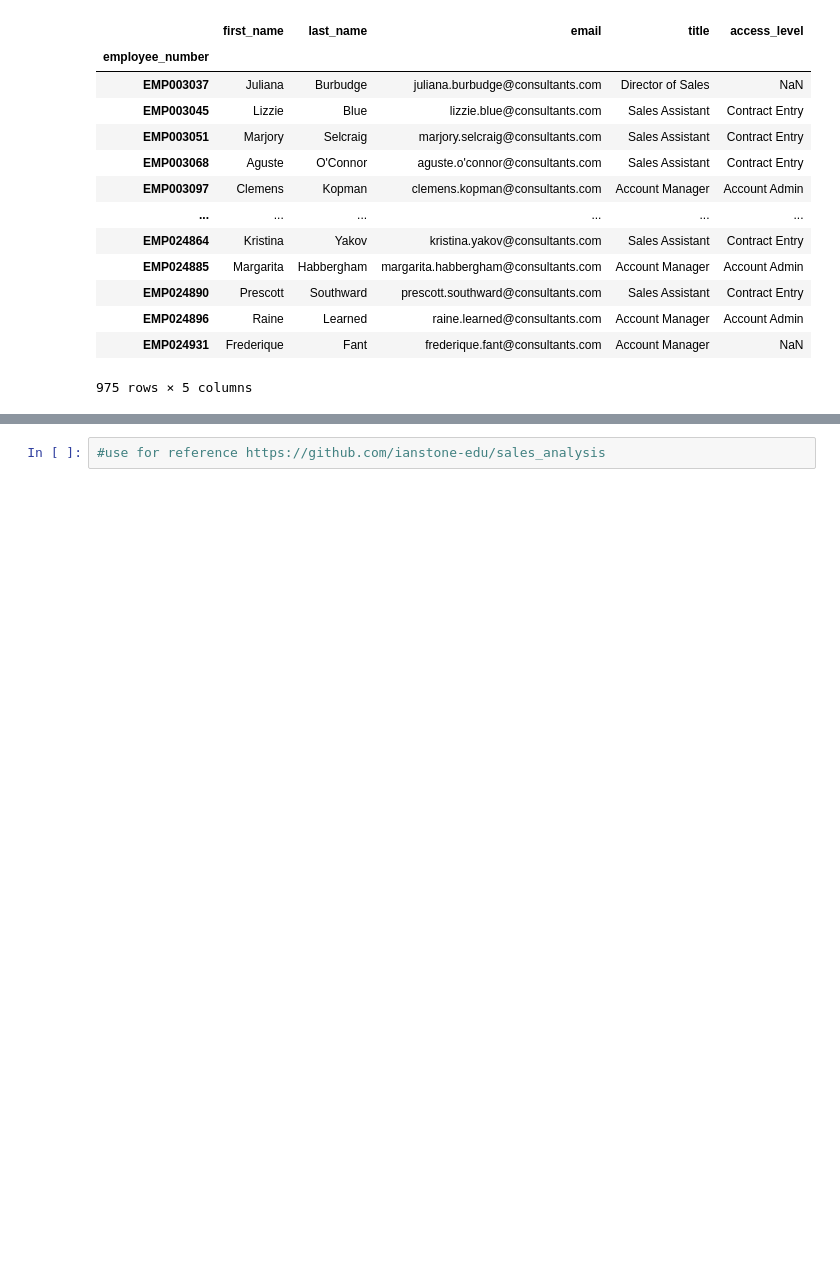
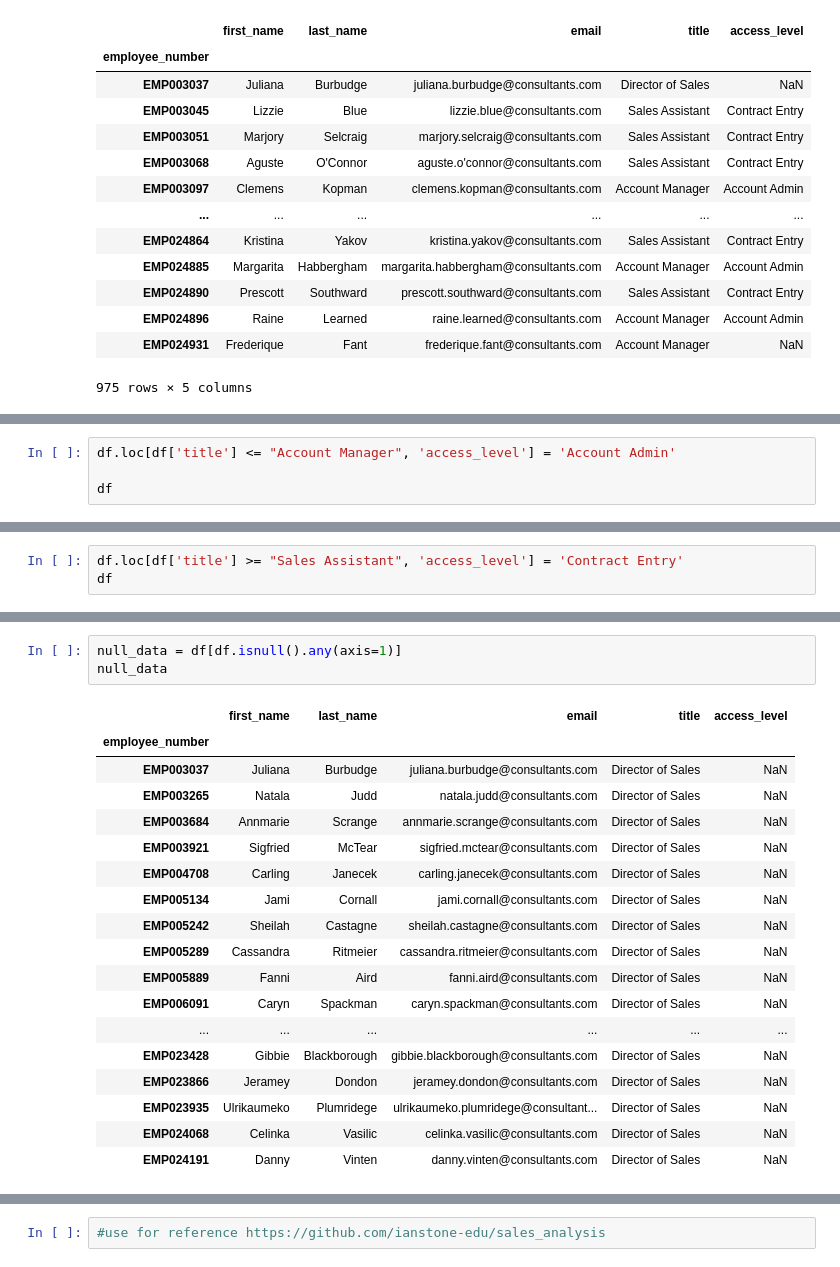
Before and after one commit to bthompson1000/user_audit, a Jupyter notebook: notebooks/Brigette.ipynb, the cells around one changed output, grey strips where cells are left out. Drawn from its saved outputs; the diff is of its cells as text; blank space fills up the shorter version.

Commit message:
updated dataframe with missing records

```diff
--- a/notebooks/Brigette.ipynb
+++ b/notebooks/Brigette.ipynb
@@ -123,0 +142,4 @@ df
+# %%
+df.loc[df['title'] <= "Account Manager", 'access_level'] = 'Account Admin'
+
+df
@@ -123,0 +196,3 @@ df
+# %%
+df.loc[df['title'] >= "Sales Assistant", 'access_level'] = 'Contract Entry'
+df
@@ -123,0 +214,22 @@ df
+# %%
+null_data = df[df.isnull().any(axis=1)]
+null_data
+# %% [output]
+|  | first_name | last_name | email | title | access_level |
+| employee_number |  |  |  |  |  |
+| EMP003037 | Juliana | Burbudge | juliana.burbudge@consultants.com | Director of Sales | NaN |
+| EMP003265 | Natala | Judd | natala.judd@consultants.com | Director of Sales | NaN |
+| EMP003684 | Annmarie | Scrange | annmarie.scrange@consultants.com | Director of Sales | NaN |
+| EMP003921 | Sigfried | McTear | sigfried.mctear@consultants.com | Director of Sales | NaN |
+| EMP004708 | Carling | Janecek | carling.janecek@consultants.com | Director of Sales | NaN |
+| EMP005134 | Jami | Cornall | jami.cornall@consultants.com | Director of Sales | NaN |
+| EMP005242 | Sheilah | Castagne | sheilah.castagne@consultants.com | Director of Sales | NaN |
+| EMP005289 | Cassandra | Ritmeier | cassandra.ritmeier@consultants.com | Director of Sales | NaN |
+| EMP005889 | Fanni | Aird | fanni.aird@consultants.com | Director of Sales | NaN |
+| EMP006091 | Caryn | Spackman | caryn.spackman@consultants.com | Director of Sales | NaN |
+| ... | ... | ... | ... | ... | ... |
+| EMP023428 | Gibbie | Blackborough | gibbie.blackborough@consultants.com | Director of Sales | NaN |
+| EMP023866 | Jeramey | Dondon | jeramey.dondon@consultants.com | Director of Sales | NaN |
+| EMP023935 | Ulrikaumeko | Plumridege | ulrikaumeko.plumridege@consultant... | Director of Sales | NaN |
+| EMP024068 | Celinka | Vasilic | celinka.vasilic@consultants.com | Director of Sales | NaN |
+| EMP024191 | Danny | Vinten | danny.vinten@consultants.com | Director of Sales | NaN |
```
Also changed, not shown: parts of 8 cells of this notebook.
